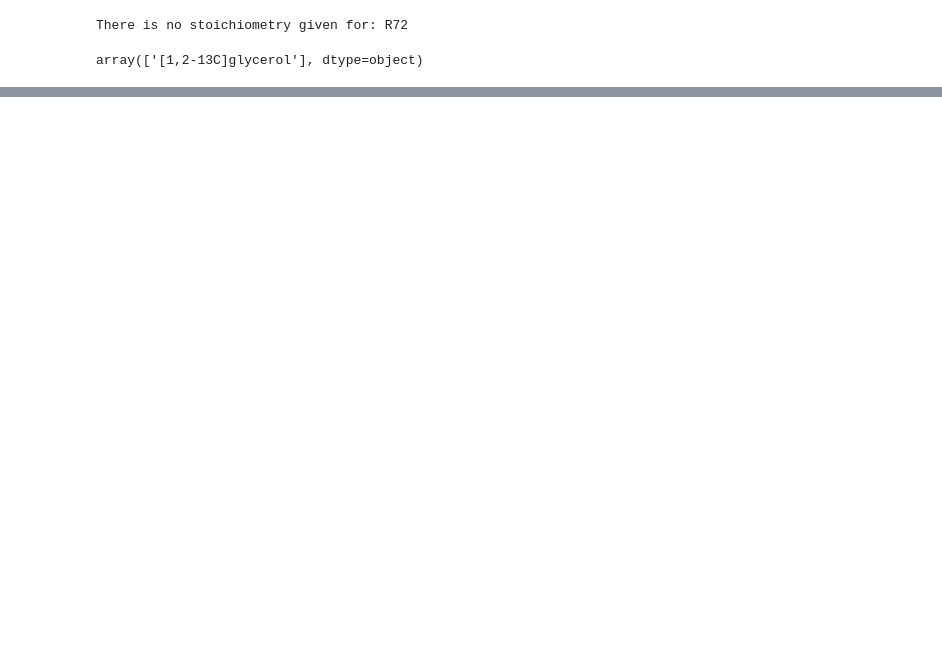
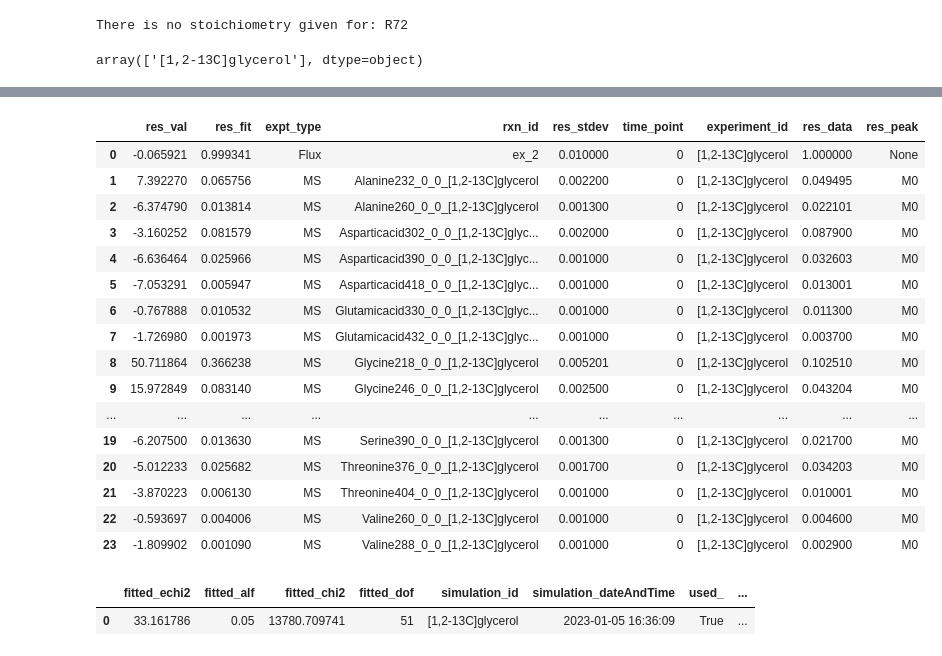
Before and after one commit to biosustain/incawrapper, a Jupyter notebook: docs/examples/Published_data_examples_C_necator.ipynb, the cells around one changed output, grey strips where cells are left out. Saved outputs shown, nothing was run; the diff lists cells and outputs as text; code cells hidden in the pictures; blank space fills up the shorter version.

```diff
--- a/docs/examples/Published_data_examples_C_necator.ipynb
+++ b/docs/examples/Published_data_examples_C_necator.ipynb
@@ -275,0 +341,25 @@ The issue is that the parser for the parameter info relies on very specific nami
+# %%
+pd.DataFrame.from_dict(f_mnt_res_info)
+# %% [output]
+|  | res_val | res_fit | expt_type | rxn_id | res_stdev | time_point | experiment_id | res_data | res_peak |
+| 0 | -0.065921 | 0.999341 | Flux | ex_2 | 0.010000 | 0 | [1,2-13C]glycerol | 1.000000 | None |
+| 1 | 7.392270 | 0.065756 | MS | Alanine232_0_0_[1,2-13C]glycerol | 0.002200 | 0 | [1,2-13C]glycerol | 0.049495 | M0 |
+| 2 | -6.374790 | 0.013814 | MS | Alanine260_0_0_[1,2-13C]glycerol | 0.001300 | 0 | [1,2-13C]glycerol | 0.022101 | M0 |
+| 3 | -3.160252 | 0.081579 | MS | Asparticacid302_0_0_[1,2-13C]glyc... | 0.002000 | 0 | [1,2-13C]glycerol | 0.087900 | M0 |
+| 4 | -6.636464 | 0.025966 | MS | Asparticacid390_0_0_[1,2-13C]glyc... | 0.001000 | 0 | [1,2-13C]glycerol | 0.032603 | M0 |
+| 5 | -7.053291 | 0.005947 | MS | Asparticacid418_0_0_[1,2-13C]glyc... | 0.001000 | 0 | [1,2-13C]glycerol | 0.013001 | M0 |
+| 6 | -0.767888 | 0.010532 | MS | Glutamicacid330_0_0_[1,2-13C]glyc... | 0.001000 | 0 | [1,2-13C]glycerol | 0.011300 | M0 |
+| 7 | -1.726980 | 0.001973 | MS | Glutamicacid432_0_0_[1,2-13C]glyc... | 0.001000 | 0 | [1,2-13C]glycerol | 0.003700 | M0 |
+| 8 | 50.711864 | 0.366238 | MS | Glycine218_0_0_[1,2-13C]glycerol | 0.005201 | 0 | [1,2-13C]glycerol | 0.102510 | M0 |
+| 9 | 15.972849 | 0.083140 | MS | Glycine246_0_0_[1,2-13C]glycerol | 0.002500 | 0 | [1,2-13C]glycerol | 0.043204 | M0 |
+| ... | ... | ... | ... | ... | ... | ... | ... | ... | ... |
+| 19 | -6.207500 | 0.013630 | MS | Serine390_0_0_[1,2-13C]glycerol | 0.001300 | 0 | [1,2-13C]glycerol | 0.021700 | M0 |
+| 20 | -5.012233 | 0.025682 | MS | Threonine376_0_0_[1,2-13C]glycerol | 0.001700 | 0 | [1,2-13C]glycerol | 0.034203 | M0 |
+| 21 | -3.870223 | 0.006130 | MS | Threonine404_0_0_[1,2-13C]glycerol | 0.001000 | 0 | [1,2-13C]glycerol | 0.010001 | M0 |
+| 22 | -0.593697 | 0.004006 | MS | Valine260_0_0_[1,2-13C]glycerol | 0.001000 | 0 | [1,2-13C]glycerol | 0.004600 | M0 |
+| 23 | -1.809902 | 0.001090 | MS | Valine288_0_0_[1,2-13C]glycerol | 0.001000 | 0 | [1,2-13C]glycerol | 0.002900 | M0 |
+# %%
+fittedData
+# %% [output]
+|  | fitted_echi2 | fitted_alf | fitted_chi2 | fitted_dof | simulation_id | simulation_dateAndTime | used_ | ... |
+| 0 | 33.161786 | 0.05 | 13780.709741 | 51 | [1,2-13C]glycerol | 2023-01-05 16:36:09 | True | ... |
```
Also changed, not shown: parts of 11 cells of this notebook, 1 other file.
